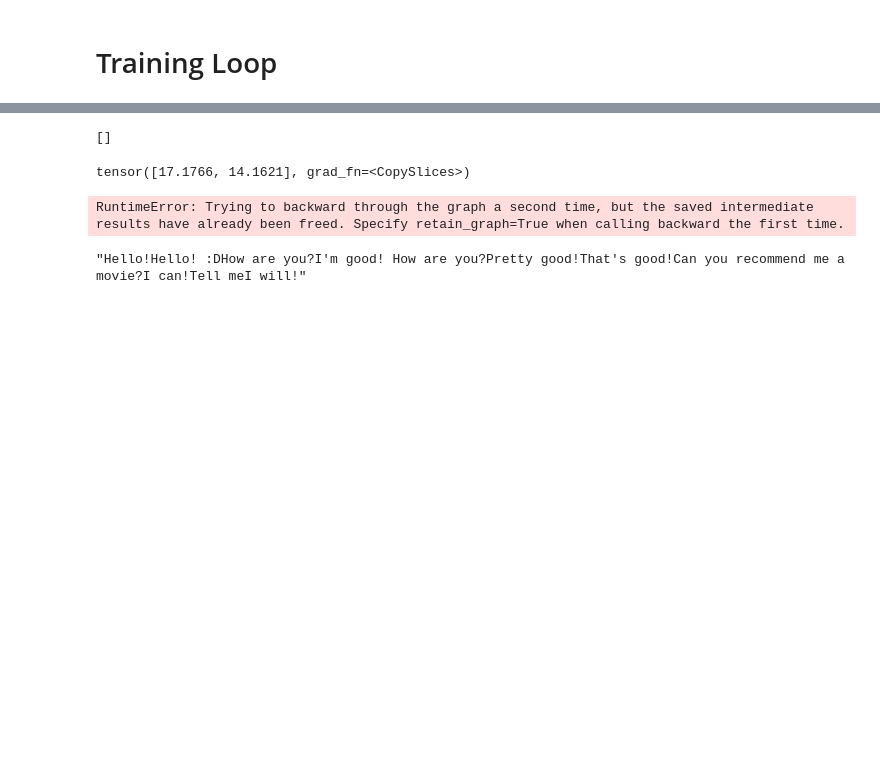
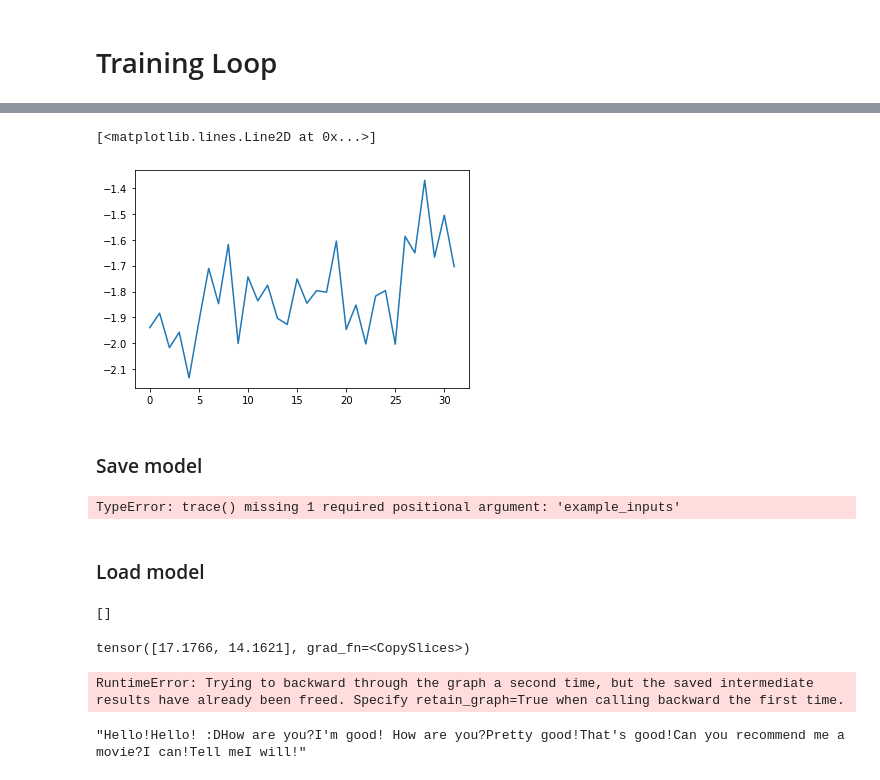
Before and after one commit to gonzalorecio/Deep-Reinforcement-Learning-Open-domain-chatbot, a Jupyter notebook: seq2seq/seq2seq.ipynb, the cells around one changed output, grey strips where cells are left out. Drawn from its saved outputs; the diff is of its cells as text; code cells hidden in the pictures; blank space fills up the shorter version.

```diff
--- a/seq2seq/seq2seq.ipynb
+++ b/seq2seq/seq2seq.ipynb
@@ -448,6 +437,19 @@ KeyboardInterrupt:
 # %%
 import matplotlib.pyplot as plt
-plt.plot(ep_rewards)
+plt.plot(-1*np.array(ep_rewards))
+# %% [output]
+[<matplotlib.lines.Line2D at 0x...>]
+[figure, added]
+# %% [markdown]
+### Save model
+# %%
+# Creating the trace
+traced_model = torch.jit.trace(model)
+torch.jit.save(traced_model, "traced_bert.pt")
+# %% [output]
+TypeError: trace() missing 1 required positional argument: 'example_inputs'
+# %% [markdown]
+### Load model
 # %%
 rewards
 # %% [output]
```
Also changed, not shown: parts of 13 cells of this notebook, 5 other files.
